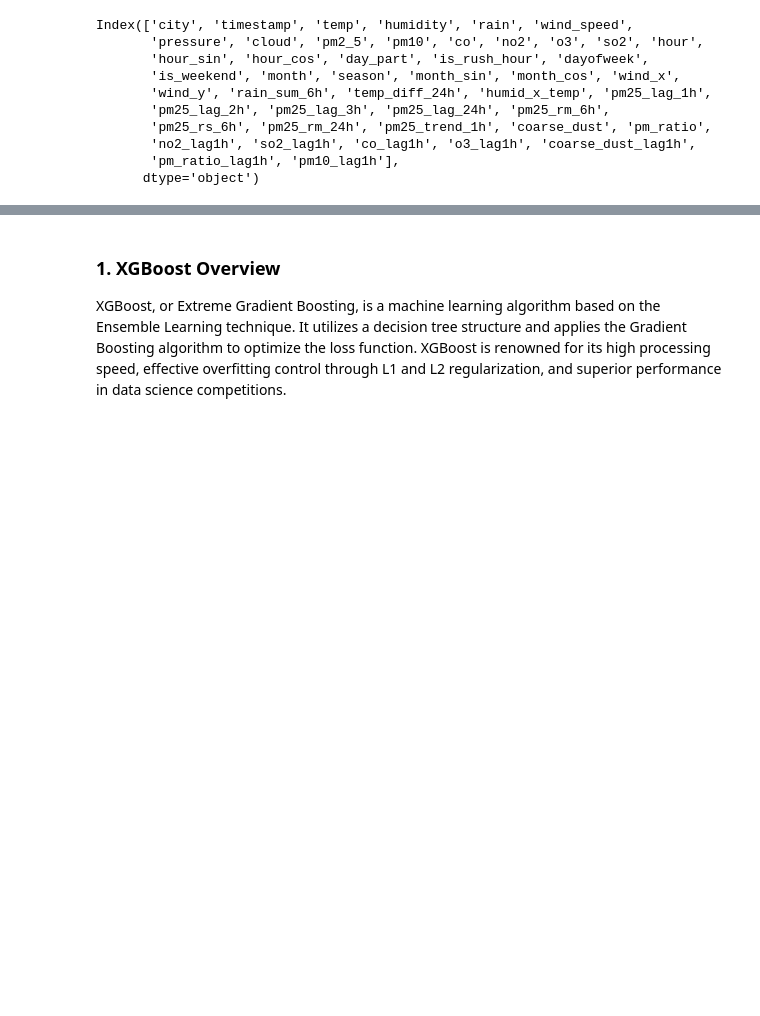
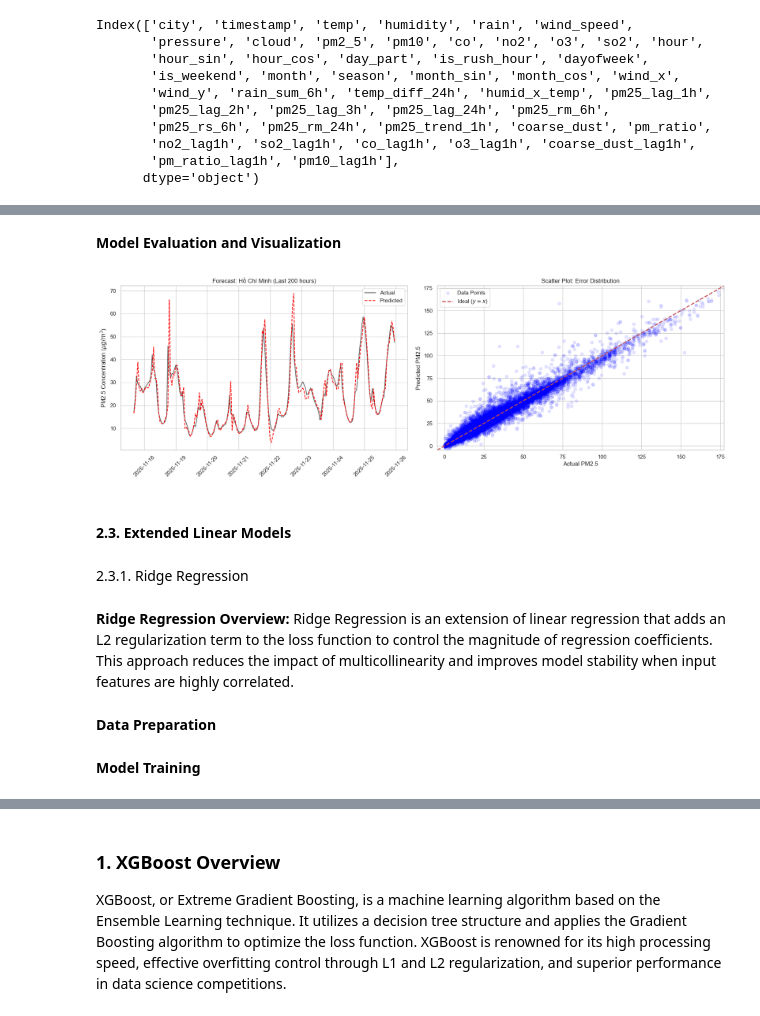
Before and after one commit to TrNguyenMQuan/VietNam_PM2.5_Forecasting, a Jupyter notebook: notebooks/data_modeling.ipynb, the cells around one changed output, grey strips where cells are left out. Drawn from its saved outputs; the diff is of its cells as text; code cells hidden in the pictures; blank space fills up the shorter version.

```diff
--- a/notebooks/data_modeling.ipynb
+++ b/notebooks/data_modeling.ipynb
@@ -201,0 +338,31 @@ Index(['city', 'timestamp', 'temp', 'humidity', 'rain', 'wind_speed',
+# %%
+cat_cols_after_drop = [
+    c for c in X_train_linreg_droppm10.columns
+    if X_train_linreg_droppm10[c].dtype == "category" or X_train_linreg_droppm10[c].nunique() < 20
+]
+
+num_cols_after_drop = [c for c in X_train_linreg_droppm10.columns if c not in cat_cols_after_drop]
+# %%
+# Linear Regression Pipeline
+linear_pipeline2 = Pipeline([
+    ("preprocess", ColumnTransformer(
+        transformers=[
+            ("num", StandardScaler(), num_cols_after_drop),
+            ("cat", OneHotEncoder(handle_unknown="ignore", drop="first"), cat_cols_after_drop),
+        ]
+    )),
+    ("linreg", LinearRegression(n_jobs=-1))
+])
+# Train
+linear_pipeline2.fit(X_train_linreg_droppm10, y_train_linreg_droppm10)
+# Validation
+val_pred_lin_droppm10 = linear_pipeline2.predict(X_val_linreg_droppm10)
+val_rmse_lin_droppm10 = np.sqrt(mean_squared_error(y_val_linreg_droppm10, val_pred_lin_droppm10))
+val_mae_lin_droppm10  = mean_absolute_error(y_val_linreg_droppm10, val_pred_lin_droppm10)
+# Test
+test_pred_lin_droppm10 = linear_pipeline2.predict(X_test_linreg_droppm10)
+test_rmse_lin_droppm10 = np.sqrt(mean_squared_error(y_test_linreg_droppm10, test_pred_lin_droppm10))
+test_mae_lin_droppm10  = mean_absolute_error(y_test_linreg_droppm10, test_pred_lin_droppm10)
+
+print(f"VAL  RMSE={val_rmse_lin_droppm10:.4f} MAE={val_mae_lin_droppm10:.4f}")
+print(f"TEST RMSE={test_rmse_lin_droppm10:.4f} MAE={test_mae_lin_droppm10:.4f}")
@@ -201,0 +401,19 @@ Index(['city', 'timestamp', 'temp', 'humidity', 'rain', 'wind_speed',
+# %% [markdown]
+**Model Evaluation and Visualization**
+# %%
+plot_prediction_analysis(
+    y_test=y_test_linreg_droppm10,
+    preds=test_pred_lin_droppm10,
+    test_meta=test_meta,
+    sample_city="Hồ Chí Minh"
+)
+# %% [output]
+[figure, added]
+# %% [markdown]
+#### 2.3. Extended Linear Models
+# %% [markdown]
+2.3.1. Ridge Regression
+# %% [markdown]
+**Ridge Regression Overview:** Ridge Regression is an extension of linear regression that adds an L2 regularization term to the loss function to control the magnitude of regression coefficients. This approach reduces the impact of multicollinearity and improves model stability when input features are highly correlated.
+# %% [markdown]
+**Data Preparation**
@@ -201,0 +427,2 @@ Index(['city', 'timestamp', 'temp', 'humidity', 'rain', 'wind_speed',
+# %% [markdown]
+**Model Training**
```
Also changed, not shown: parts of 55 cells of this notebook, 1 other file.
